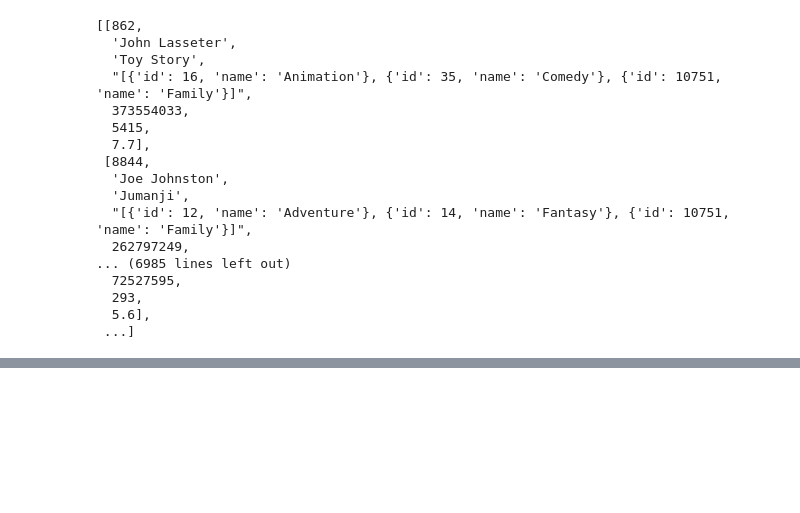
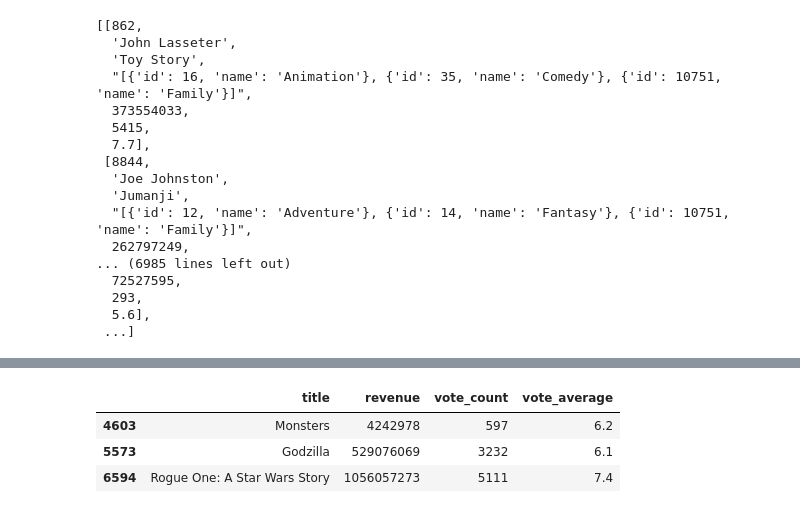
Before and after one commit to hashtagSELFIE/That-s-a-Wrap, a Jupyter notebook: Notebook/completed_movie_database_for_PSIT_parser.ipynb, the cells around one changed output, grey strips where cells are left out. Cells and saved outputs as stored; diff of their text form; code cells hidden in the pictures; blank space fills up the shorter version.

Commit message:
added director "querying"

```diff
--- a/Notebook/completed_movie_database_for_PSIT_parser.ipynb
+++ b/Notebook/completed_movie_database_for_PSIT_parser.ipynb
@@ -134,2 +139,2 @@ ultimate.to_csv('finalparsed.csv')
 # %%
-test = pd.read_csv('finalparsed.csv')
+test = pd.read_csv('completed_movie_database_for_PSIT.csv')
@@ -156,0 +192,7 @@ test
+# %%
+test.loc[test['director'] == 'Gareth Edwards', ['title', 'revenue', "vote_count", "vote_average"]]
+# %% [output]
+|  | title | revenue | vote_count | vote_average |
+| 4603 | Monsters | 4242978 | 597 | 6.2 |
+| 5573 | Godzilla | 529076069 | 3232 | 6.1 |
+| 6594 | Rogue One: A Star Wars Story | 1056057273 | 5111 | 7.4 |
```
Also changed, not shown: parts of 6 cells of this notebook.
